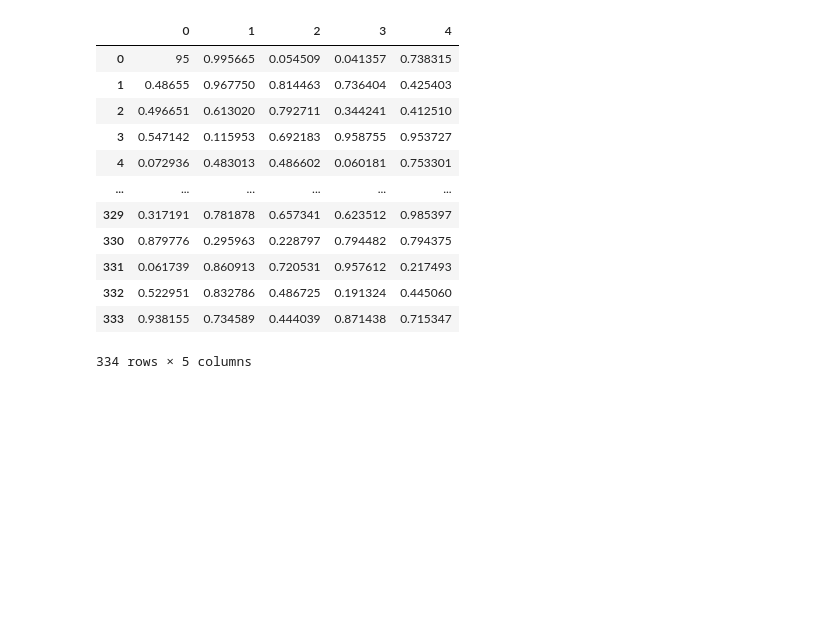
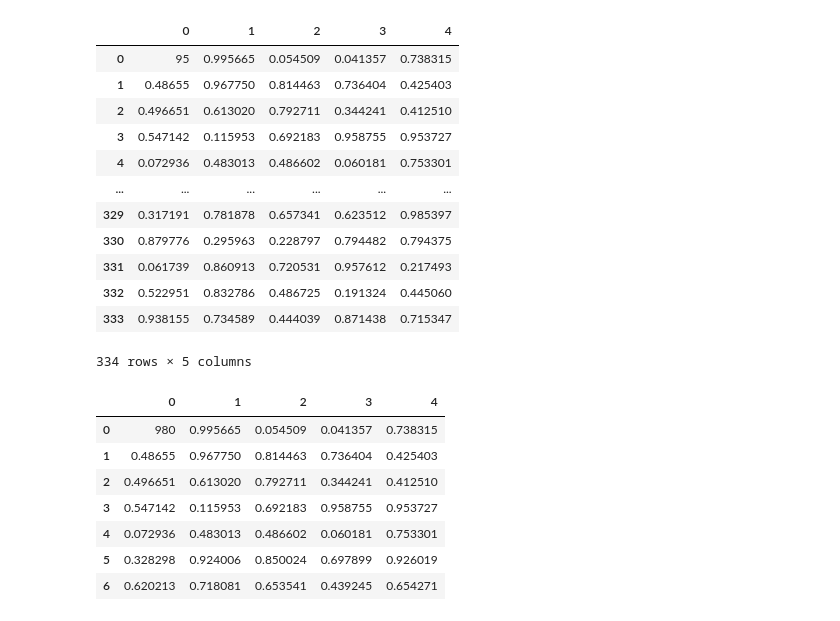
Before and after one commit to devanubhav01/PyVerse, a Jupyter notebook: F20.ipynb, the cells around one changed output. Drawn from its saved outputs; the diff is of its cells as text; code cells hidden in the pictures; blank space fills up the shorter version.

```diff
--- a/F20.ipynb
+++ b/F20.ipynb
@@ -264,4 +264,13 @@ newdf
 334 rows × 5 columns
 # %%
 newdf.loc[0,0]=980
-# newdf.head(7)
+newdf.head(7)
+# %% [output]
+|  | 0 | 1 | 2 | 3 | 4 |
+| 0 | 980 | 0.995665 | 0.054509 | 0.041357 | 0.738315 |
+| 1 | 0.48655 | 0.967750 | 0.814463 | 0.736404 | 0.425403 |
+| 2 | 0.496651 | 0.613020 | 0.792711 | 0.344241 | 0.412510 |
+| 3 | 0.547142 | 0.115953 | 0.692183 | 0.958755 | 0.953727 |
+| 4 | 0.072936 | 0.483013 | 0.486602 | 0.060181 | 0.753301 |
+| 5 | 0.328298 | 0.924006 | 0.850024 | 0.697899 | 0.926019 |
+| 6 | 0.620213 | 0.718081 | 0.653541 | 0.439245 | 0.654271 |
```
